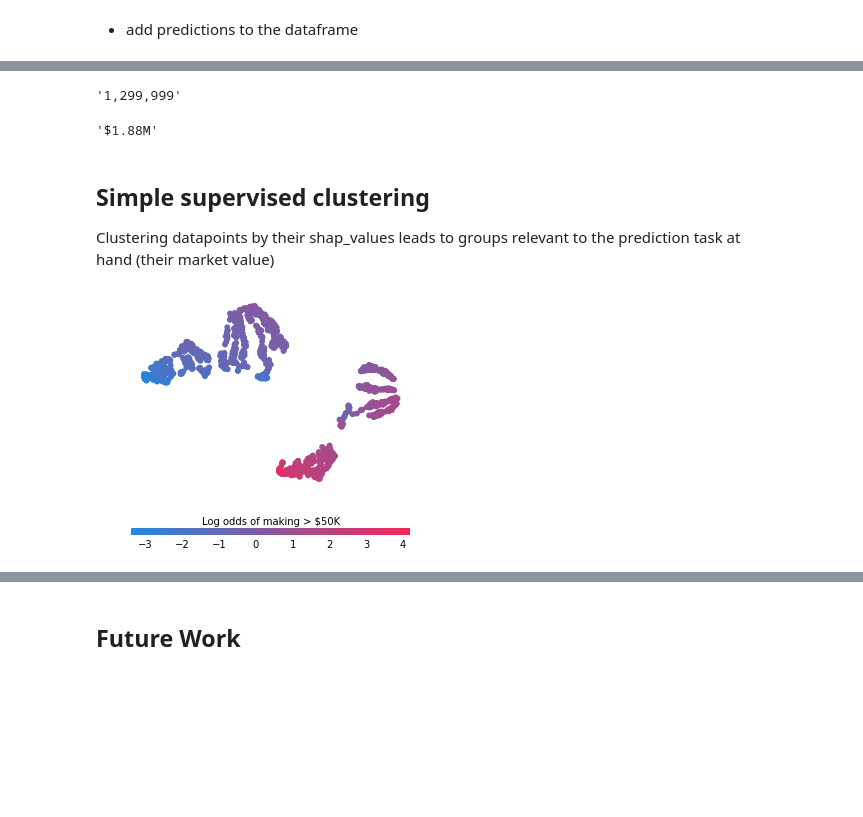
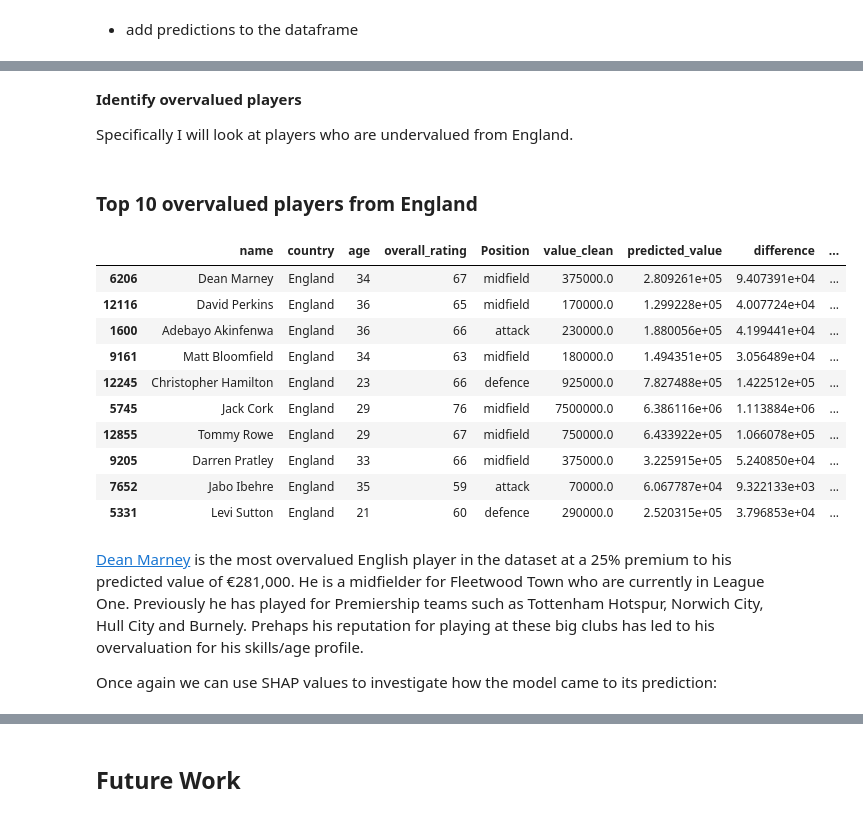
Before and after one commit to julian-west/sofifa-analysis, a Jupyter notebook: predicting player value.ipynb, the cells around one changed output, grey strips where cells are left out. Cells and saved outputs as stored; diff of their text form; code cells hidden in the pictures; blank space fills up the shorter version.

```diff
--- a/predicting player value.ipynb
+++ b/predicting player value.ipynb
@@ -1377,12 +1356,0 @@ pred_analysis_df.sort_values('abs_difference_pct',ascending=False)
-# %%
-f"{int(np.exp(y_train.iloc[0])):,}"
-# %% [output]
-'1,299,999'
-# %%
-convert_to_readable_number(np.exp(xgb_predict[0]))
-# %% [output]
-'$1.88M'
-# %% [markdown]
-## Simple supervised clustering
-
-Clustering datapoints by their shap_values leads to groups relevant to the prediction task at hand (their market value)
@@ -1414,18 +1357,40 @@ red_blue_solid = LinearSegmentedColormap('RedBlue', cdict1)
-# %%
-
-
-f = plt.figure(figsize=(5,5))
-plt.scatter(shap_embedded[:,0],
-           shap_embedded[:,1],
-           c=shap_values[:1000,:].sum(1).astype(np.float64),
-           linewidth=0, alpha=1., cmap=red_blue_solid)
-cb = plt.colorbar(label="Log odds of making > $50K", aspect=40, orientation="horizontal")
-cb.set_alpha(1)
-cb.draw_all()
-cb.outline.set_linewidth(0)
-cb.ax.tick_params('x', length=0)
-cb.ax.xaxis.set_label_position('top')
-plt.gca().axis("off")
-plt.show()
-# %% [output]
-[figure, removed]
+# %% [markdown]
+**Identify overvalued players**
+
+Specifically I will look at players who are undervalued from England.
+# %%
+def get_top_player_mismatch(method, df = pred_analysis_df,n=10):
+    """Get the top player relative mismatch between actual and predicted value
+
+    method = 'under' or 'over'
+    n = int, number of players to return
+
+    """
+    assert method in ['undervalued','overvalued']
+
+    if method == 'undervalued':
+        return df.nsmallest(n,'difference_pct')
+    else:
+        return df.nlargest(n,'difference_pct')
+# %%
+#get top 10 overvalued players
+display(HTML("<h3>Top 10 overvalued players from England</h3>"))
+get_top_player_mismatch('overvalued',df=pred_analysis_df.loc[(pred_analysis_df['country']=='England')&
+                                                             (pred_analysis_df['value_clean']>20_000)])
+# %% [output]
+Top 10 overvalued players from England
+|  | name | country | age | overall_rating | Position | value_clean | predicted_value | difference | ... |
+| 6206 | Dean Marney | England | 34 | 67 | midfield | 375000.0 | 2.809261e+05 | 9.407391e+04 | ... |
+| 12116 | David Perkins | England | 36 | 65 | midfield | 170000.0 | 1.299228e+05 | 4.007724e+04 | ... |
+| 1600 | Adebayo Akinfenwa | England | 36 | 66 | attack | 230000.0 | 1.880056e+05 | 4.199441e+04 | ... |
+| 9161 | Matt Bloomfield | England | 34 | 63 | midfield | 180000.0 | 1.494351e+05 | 3.056489e+04 | ... |
+| 12245 | Christopher Hamilton | England | 23 | 66 | defence | 925000.0 | 7.827488e+05 | 1.422512e+05 | ... |
+| 5745 | Jack Cork | England | 29 | 76 | midfield | 7500000.0 | 6.386116e+06 | 1.113884e+06 | ... |
+| 12855 | Tommy Rowe | England | 29 | 67 | midfield | 750000.0 | 6.433922e+05 | 1.066078e+05 | ... |
+| 9205 | Darren Pratley | England | 33 | 66 | midfield | 375000.0 | 3.225915e+05 | 5.240850e+04 | ... |
+| 7652 | Jabo Ibehre | England | 35 | 59 | attack | 70000.0 | 6.067787e+04 | 9.322133e+03 | ... |
+| 5331 | Levi Sutton | England | 21 | 60 | defence | 290000.0 | 2.520315e+05 | 3.796853e+04 | ... |
+# %% [markdown]
+[Dean Marney](https://en.wikipedia.org/wiki/Dean_Marney_(footballer)) is the most overvalued English player in the dataset at a 25% premium to his predicted value of &euro;281,000. He is a midfielder for Fleetwood Town who are currently in League One. Previously he has played for Premiership teams such as Tottenham Hotspur, Norwich City, Hull City and Burnely. Prehaps his reputation for playing at these big clubs has led to his overvaluation for his skills/age profile.
+
+Once again we can use SHAP values to investigate how the model came to its prediction:
```
Also changed, not shown: parts of 40 cells of this notebook, 2 other files.
